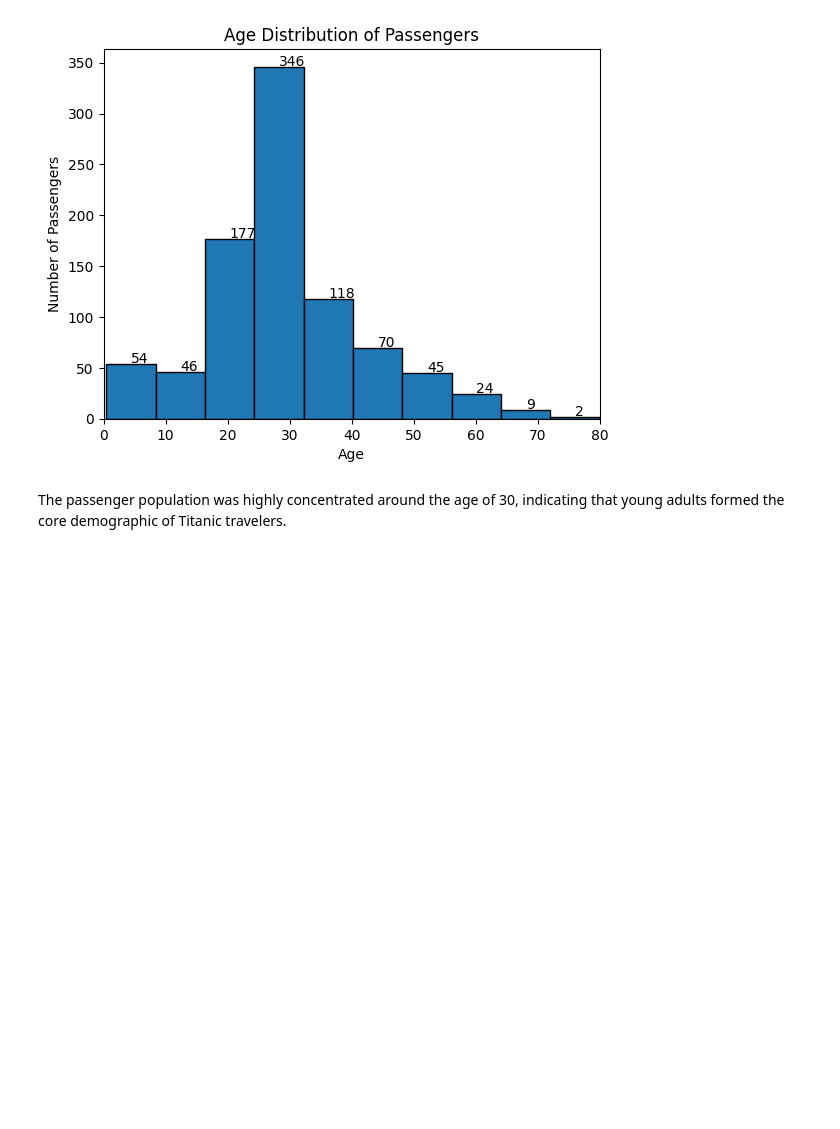
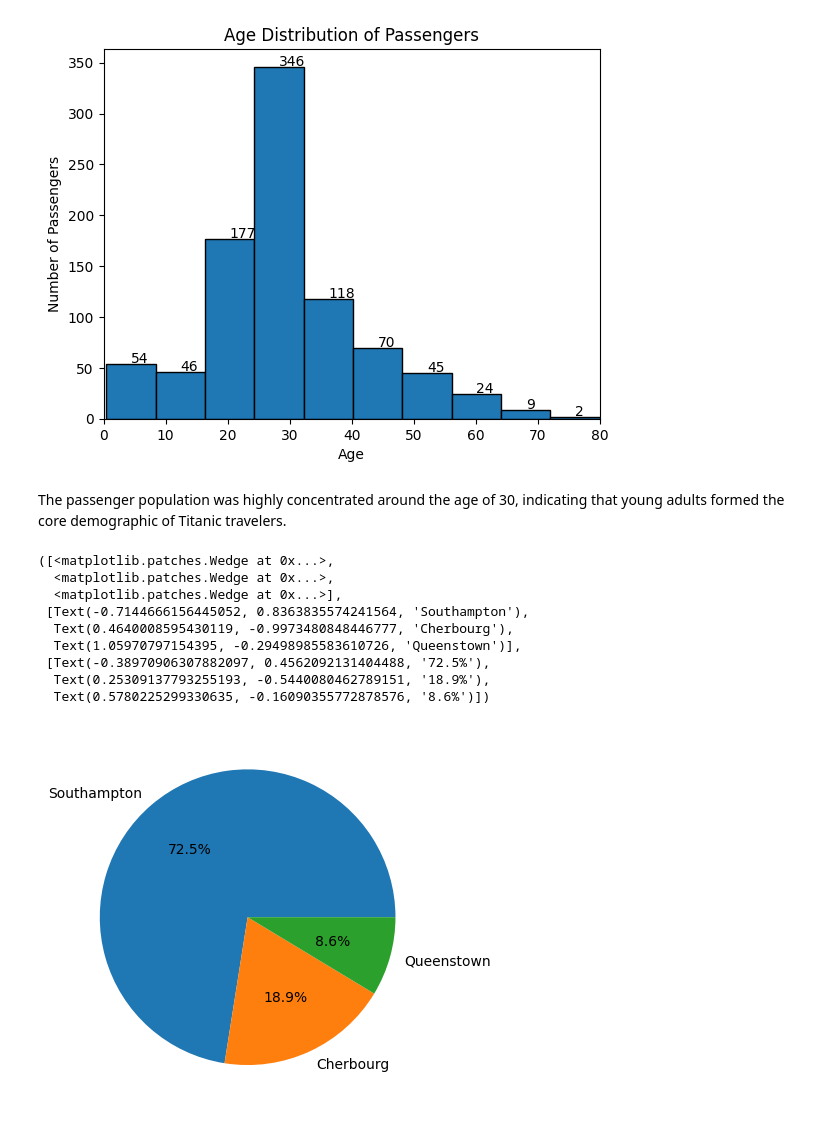
Before and after one commit to nasr-analyst/titanic-eda, a Jupyter notebook: notebook/main.ipynb, the cells around one changed output. Cells and saved outputs as stored; diff of their text form; code cells hidden in the pictures; blank space fills up the shorter version.

```diff
--- a/notebook/main.ipynb
+++ b/notebook/main.ipynb
@@ -136,3 +144,18 @@ Text(0.5, 1.0, 'Age Distribution of Passengers')
 [figure]
 # %% [markdown]
 The passenger population was highly concentrated around the age of 30, indicating that young adults formed the core demographic of Titanic travelers.
+# %%
+embarked=df['Embarked'].value_counts()
+plt.pie(embarked,labels=embarked.index,
+        autopct='%1.1f%%')
+# %% [output]
+([<matplotlib.patches.Wedge at 0x...>,
+  <matplotlib.patches.Wedge at 0x...>,
+  <matplotlib.patches.Wedge at 0x...>],
+ [Text(-0.7144666156445052, 0.8363835574241564, 'Southampton'),
+  Text(0.4640008595430119, -0.9973480848446777, 'Cherbourg'),
+  Text(1.05970797154395, -0.29498985583610726, 'Queenstown')],
+ [Text(-0.38970906307882097, 0.4562092131404488, '72.5%'),
+  Text(0.25309137793255193, -0.5440080462789151, '18.9%'),
+  Text(0.5780225299330635, -0.16090355772878576, '8.6%')])
+[figure, added]
```
Also changed, not shown: parts of 8 cells of this notebook.
